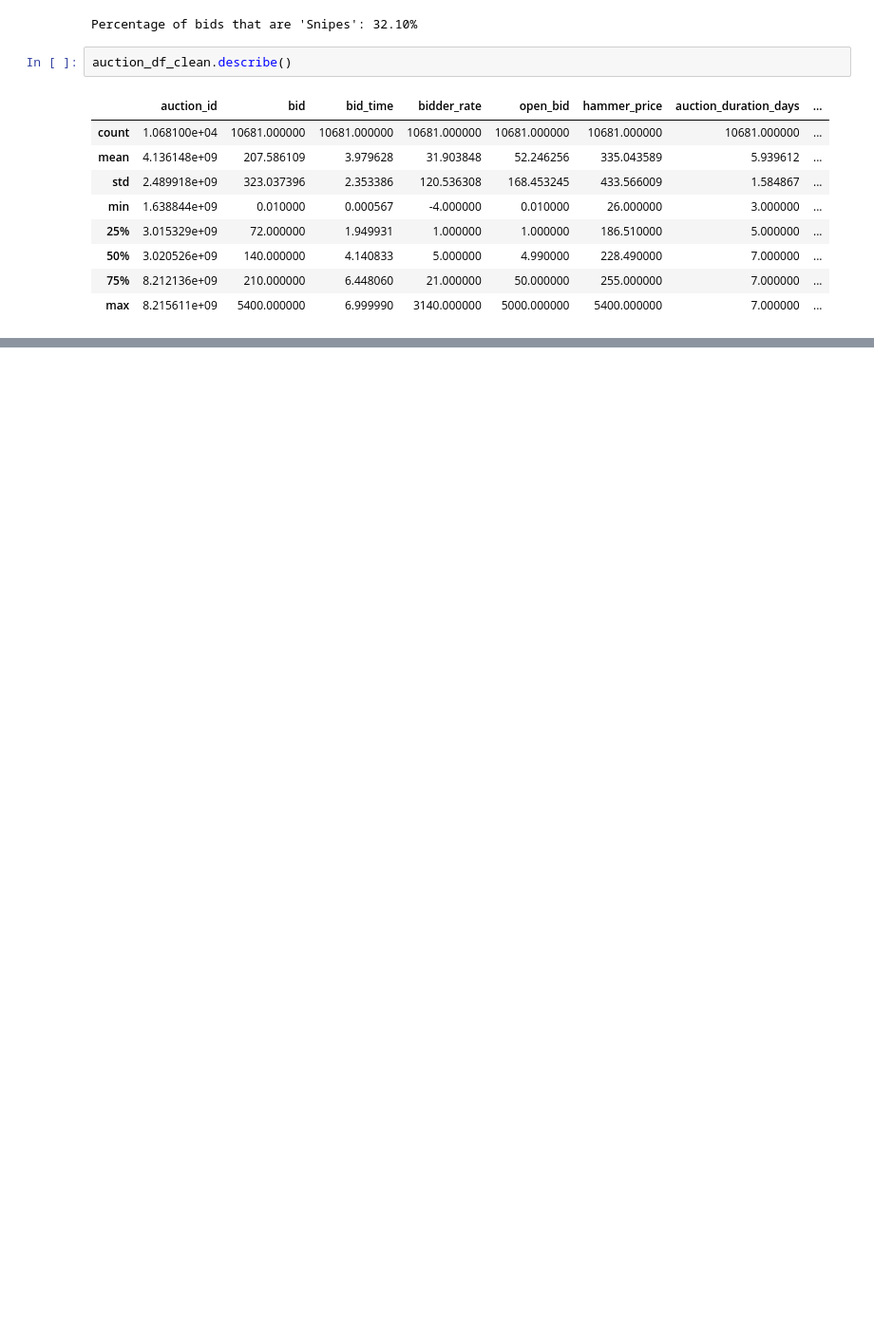
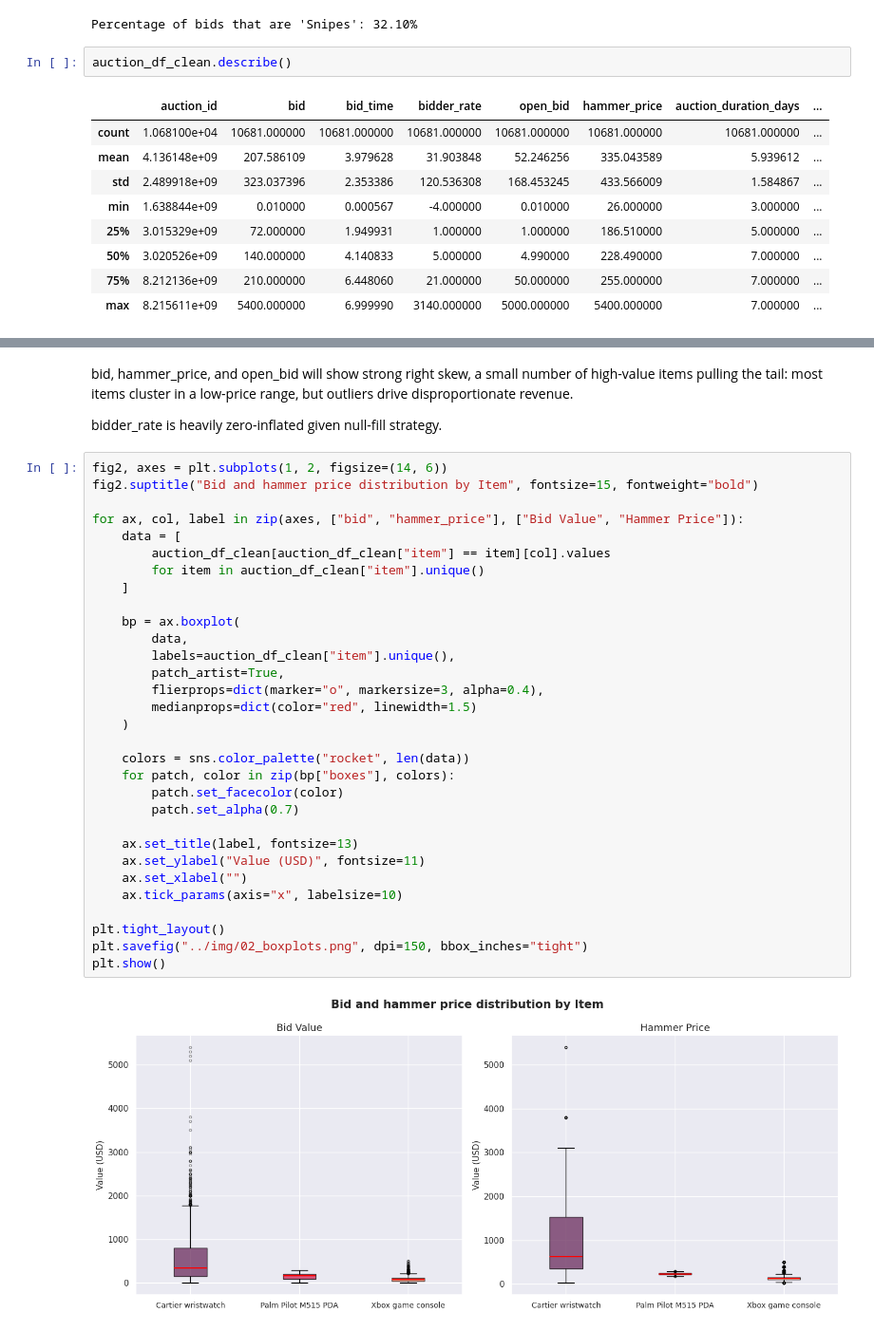
Before and after one commit to IreneGrisenti/Online_Auction_Analysis, a Jupyter notebook: notebooks/analysis.ipynb, the cells around one changed output, grey strips where cells are left out. Shown at 95% size. Drawn from its saved outputs; the diff is of its cells as text; blank space fills up the shorter version.

```diff
--- a/notebooks/analysis.ipynb
+++ b/notebooks/analysis.ipynb
@@ -176,0 +210,37 @@ auction_df_clean.describe()
+# %% [markdown]
+bid, hammer_price, and open_bid will show strong right skew, a small number of high-value items pulling the tail: most items cluster in a low-price range, but outliers drive disproportionate revenue.
+
+bidder_rate is heavily zero-inflated given null-fill strategy.
+# %%
+fig2, axes = plt.subplots(1, 2, figsize=(14, 6))
+fig2.suptitle("Bid and hammer price distribution by Item", fontsize=15, fontweight="bold")
+
+for ax, col, label in zip(axes, ["bid", "hammer_price"], ["Bid Value", "Hammer Price"]):
+    data = [
+        auction_df_clean[auction_df_clean["item"] == item][col].values
+        for item in auction_df_clean["item"].unique()
+    ]
+
+    bp = ax.boxplot(
+        data,
+        labels=auction_df_clean["item"].unique(),
+        patch_artist=True,
+        flierprops=dict(marker="o", markersize=3, alpha=0.4),
+        medianprops=dict(color="red", linewidth=1.5)
+    )
+
+    colors = sns.color_palette("rocket", len(data))
+    for patch, color in zip(bp["boxes"], colors):
+        patch.set_facecolor(color)
+        patch.set_alpha(0.7)
+
+    ax.set_title(label, fontsize=13)
+    ax.set_ylabel("Value (USD)", fontsize=11)
+    ax.set_xlabel("")
+    ax.tick_params(axis="x", labelsize=10)
+
+plt.tight_layout()
+plt.savefig("../img/02_boxplots.png", dpi=150, bbox_inches="tight")
+plt.show()
+# %% [output]
+[figure, added]
```
Also changed, not shown: parts of 7 cells of this notebook, 2 other files.
